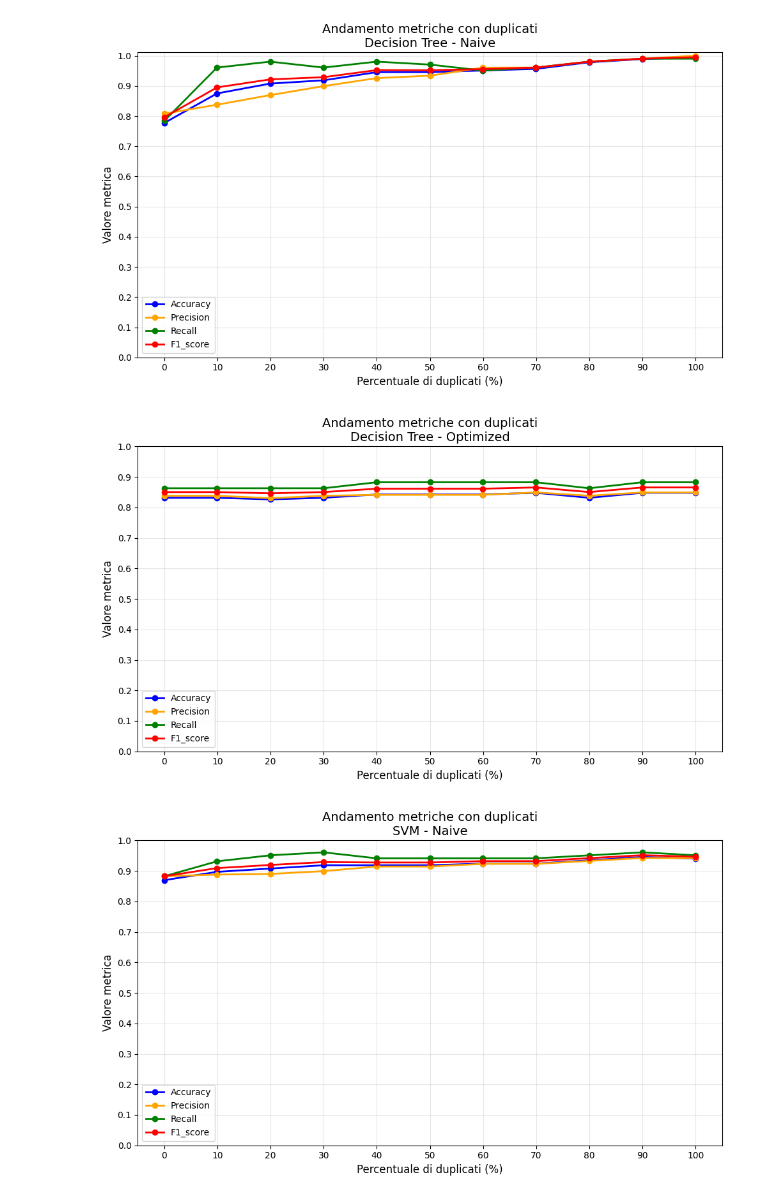
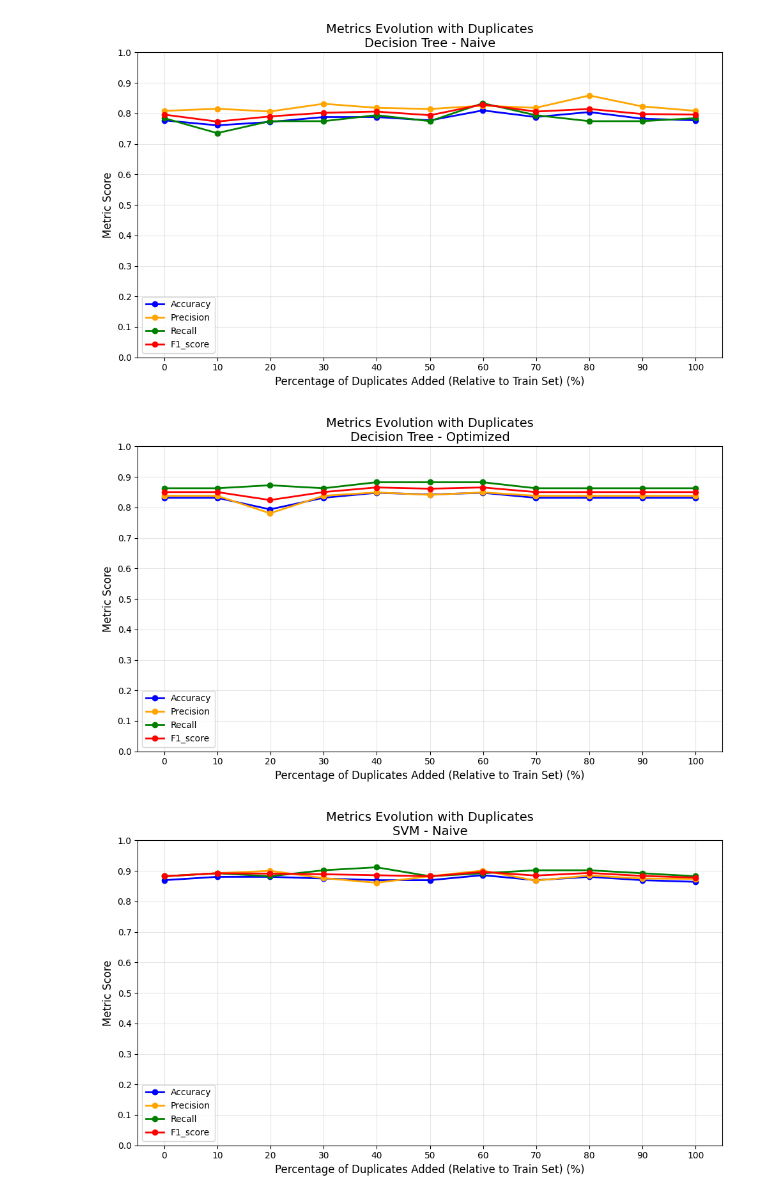
Before and after one commit to andreaspagnolo/architetture_dati, a Jupyter notebook: duplicate_values.ipynb, the cells around one changed output. Saved outputs shown, nothing was run; the diff lists cells and outputs as text; code cells hidden in the pictures.

Commit message:
remove data leakage

```diff
--- a/duplicate_values.ipynb
+++ b/duplicate_values.ipynb
@@ -753,73 +734,65 @@ Test set size: 184 samples
 # %%
-def plot_metrics_by_duplicates(all_metrics_duplicates, duplicated_datasets, original_df, model_name, approach='Optimized', figsize=(10, 6)):
+def plot_metrics_by_duplicates(all_metrics_duplicates, duplicated_datasets, model_name, approach='Optimized', figsize=(10, 6)):
     """
-    Crea un grafico unico che mostra Accuracy, Precision, Recall e F1-score
-    al crescere della percentuale di duplicati per un dato modello e approccio,
-    includendo il dataset pulito (0% duplicati).
+    Shows metrics evolution as duplicates increase.
+    CORRECTED: Calculates percentage relative to the TRAINING set size, not the full DF.
+    """
+    # 1. Deduce the baseline size from the first dataset (Step 0 - Clean Train)
+    # instead of passing 'original_df'
+    original_train_size = len(duplicated_datasets[0])
 
-    Args:
-        all_metrics_duplicates: lista di metriche calcolate sui dataset duplicati
-        duplicated_datasets: lista di DataFrame con valori duplicati
-        original_df: DataFrame originale pulito (senza duplicati)
-        model_name: nome del modello da plottare
-        approach: 'Naive' o 'Optimized'
-        figsize: dimensione del grafico
-    """
-    # Dimensione dataset originale
-    original_size = len(original_df)
+    # 2. Calculate rates based on Training Set growth
+    duplicate_rates = [(len(df) - original_train_size) / original_train_size for df in duplicated_datasets]
 
-    # Percentuale di duplicati rispetto al dataset originale
-    duplicate_rates = [(len(df) - original_size) / original_size for df in duplicated_datasets]
+    # Transform metrics to DataFrame
+    metrics_df = pd.DataFrame(all_metrics_duplicates)
 
-    # Trasformo metriche in DataFrame
-    metrics_df = pd.DataFrame(all_metrics_duplicates)
+    # Map step index to the correct rate
     metrics_df['duplicate_rate'] = [duplicate_rates[s] for s in metrics_df['contamination_step']]
 
-    # Filtriamo per modello e approccio
+    # Filter for specific model/approach
     filtered_df = metrics_df[
         (metrics_df["approach"] == approach) &
         (metrics_df["model"] == model_name)
     ].sort_values("duplicate_rate")
 
     if filtered_df.empty:
-        print(f"Nessun dato trovato per {model_name} ({approach})")
+        print(f"No data found for {model_name} ({approach})")
         return
 
-    # Aggiungo il caso iniziale (0% duplicati) se non presente
-    if not (filtered_df['duplicate_rate'] == 0).any():
-        clean_row = filtered_df.iloc[0].copy()
-        clean_row['duplicate_rate'] = 0.0
-        filtered_df = pd.concat([pd.DataFrame([clean_row]), filtered_df], ignore_index=True)
-
-    # Metriche da plottare
+    # Plotting
     metric_names = ['accuracy', 'precision', 'recall', 'f1_score']
     colors = ['blue', 'orange', 'green', 'red']
 
     plt.figure(figsize=figsize)
 
     for metric, color in zip(metric_names, colors):
         plt.plot(filtered_df["duplicate_rate"]*100, filtered_df[metric],
                  marker='o', linewidth=2, markersize=6, color=color, label=metric.capitalize())
 
-    plt.xlabel("Percentuale di duplicati (%)", fontsize=12)
-    plt.ylabel("Valore metrica", fontsize=12)
-    plt.title(f"Andamento metriche con duplicati\n{model_name} - {approach}", fontsize=14)
+    plt.xlabel("Percentage of Duplicates Added (Relative to Train Set) (%)", fontsize=12)
+    plt.ylabel("Metric Score", fontsize=12)
+    plt.title(f"Metrics Evolution with Duplicates\n{model_name} - {approach}", fontsize=14)
+    # Ensure x-axis goes from 0 to 100
+    plt.xlim(-5, 105)
     plt.yticks(np.arange(0, 1.1, 0.1))
     plt.xticks(np.arange(0, 101, 10))
     plt.grid(True, alpha=0.3)
     plt.legend(fontsize=10)
     plt.tight_layout()
     plt.show()
 
+# --- HOW TO CALL IT ---
+# Note: You no longer need to pass 'df' or 'original_df'
+# Make sure you pass 'duplicated_train_dfs' (the list of training sets)
 
-
-plot_metrics_by_duplicates(all_metrics_duplicates, duplicated_dfs, df, 'Decision Tree', approach='Naive')
-plot_metrics_by_duplicates(all_metrics_duplicates, duplicated_dfs, df, 'Decision Tree', approach='Optimized')
-plot_metrics_by_duplicates(all_metrics_duplicates, duplicated_dfs, df, 'SVM', approach='Naive')
-plot_metrics_by_duplicates(all_metrics_duplicates, duplicated_dfs, df, 'SVM', approach='Optimized')
-plot_metrics_by_duplicates(all_metrics_duplicates, duplicated_dfs, df, 'Neural Network', approach='Naive')
-plot_metrics_by_duplicates(all_metrics_duplicates, duplicated_dfs, df, 'Neural Network', approach='Optimized')
+plot_metrics_by_duplicates(all_metrics_duplicates, duplicated_dfs, 'Decision Tree', approach='Naive')
+plot_metrics_by_duplicates(all_metrics_duplicates, duplicated_dfs, 'Decision Tree', approach='Optimized')
+plot_metrics_by_duplicates(all_metrics_duplicates, duplicated_dfs, 'SVM', approach='Naive')
+plot_metrics_by_duplicates(all_metrics_duplicates, duplicated_dfs, 'SVM', approach='Optimized')
+plot_metrics_by_duplicates(all_metrics_duplicates, duplicated_dfs, 'Neural Network', approach='Naive')
+plot_metrics_by_duplicates(all_metrics_duplicates, duplicated_dfs, 'Neural Network', approach='Optimized')
 # %% [output]
-[figure, old version]
+[figure, new version]
-[figure, old version]
+[figure, new version]
-[figure, old version]
+[figure, new version]
```
Also changed, not shown: parts of 11 cells of this notebook.
